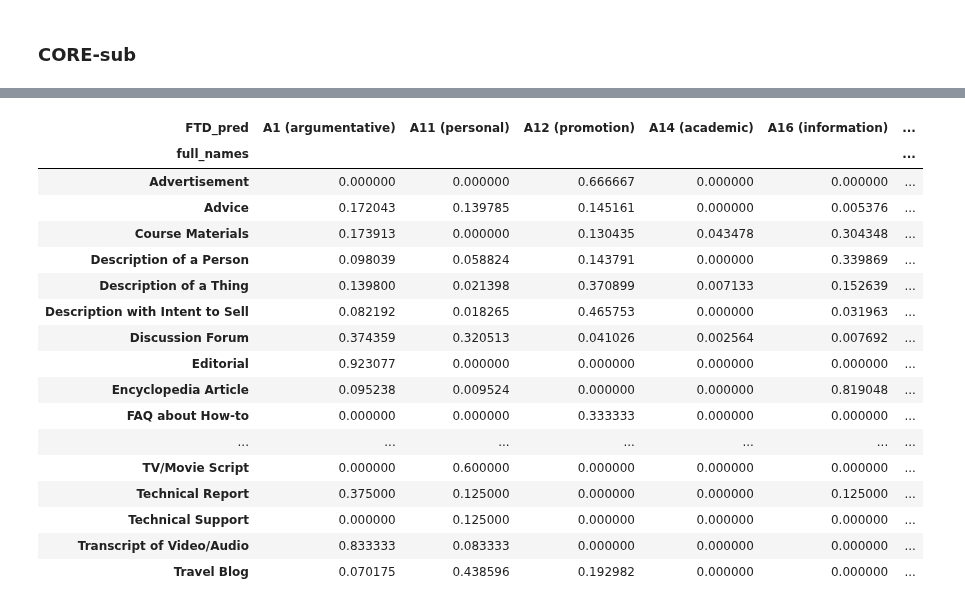
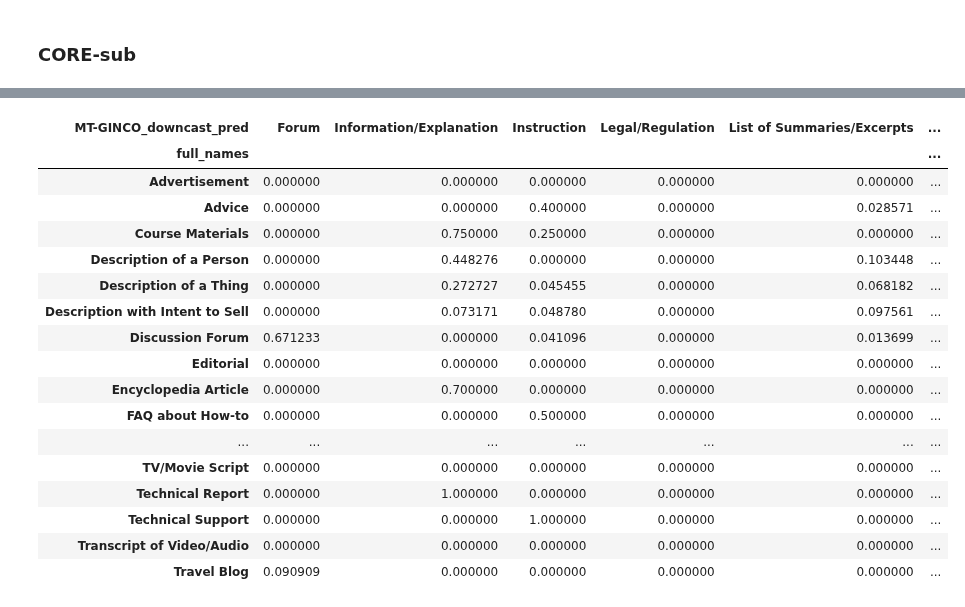
Before and after one commit to TajaKuzman/Genre-Datasets-Comparison, a Jupyter notebook: 3.2-Compare-GINCO-labels-on-other-datasets.ipynb, the cells around one changed output, grey strips where cells are left out. Cells and saved outputs as stored; diff of their text form; code cells hidden in the pictures.

```diff
--- a/3.2-Compare-GINCO-labels-on-other-datasets.ipynb
+++ b/3.2-Compare-GINCO-labels-on-other-datasets.ipynb
@@ -271,29 +278,29 @@ core_df.head(2)
 # %%
-# Analyse how CORE sub labels are connected with FTD labels based on the prediction
+# Analyse how CORE sub labels are connected with GINCO-downcast labels based on the prediction
 
 # Filter out instances that have multiple main labels
 sub_labels = core_df[core_df["sub_len"] == 1]
 
-pd.crosstab(sub_labels["full_names"], sub_labels["FTD_pred"], normalize="index")
+pd.crosstab(sub_labels["full_names"], sub_labels["MT-GINCO_downcast_pred"], normalize="index")
 # %% [output]
-| FTD_pred | A1 (argumentative) | A11 (personal) | A12 (promotion) | A14 (academic) | A16 (information) | ... |
+| MT-GINCO_downcast_pred | Forum | Information/Explanation | Instruction | Legal/Regulation | List of Summaries/Excerpts | ... |
 | full_names |  |  |  |  |  | ... |
-| Advertisement | 0.000000 | 0.000000 | 0.666667 | 0.000000 | 0.000000 | ... |
-| Advice | 0.172043 | 0.139785 | 0.145161 | 0.000000 | 0.005376 | ... |
-| Course Materials | 0.173913 | 0.000000 | 0.130435 | 0.043478 | 0.304348 | ... |
-| Description of a Person | 0.098039 | 0.058824 | 0.143791 | 0.000000 | 0.339869 | ... |
-| Description of a Thing | 0.139800 | 0.021398 | 0.370899 | 0.007133 | 0.152639 | ... |
-| Description with Intent to Sell | 0.082192 | 0.018265 | 0.465753 | 0.000000 | 0.031963 | ... |
-| Discussion Forum | 0.374359 | 0.320513 | 0.041026 | 0.002564 | 0.007692 | ... |
-| Editorial | 0.923077 | 0.000000 | 0.000000 | 0.000000 | 0.000000 | ... |
-| Encyclopedia Article | 0.095238 | 0.009524 | 0.000000 | 0.000000 | 0.819048 | ... |
-| FAQ about How-to | 0.000000 | 0.000000 | 0.333333 | 0.000000 | 0.000000 | ... |
+| Advertisement | 0.000000 | 0.000000 | 0.000000 | 0.000000 | 0.000000 | ... |
+| Advice | 0.000000 | 0.000000 | 0.400000 | 0.000000 | 0.028571 | ... |
+| Course Materials | 0.000000 | 0.750000 | 0.250000 | 0.000000 | 0.000000 | ... |
+| Description of a Person | 0.000000 | 0.448276 | 0.000000 | 0.000000 | 0.103448 | ... |
+| Description of a Thing | 0.000000 | 0.272727 | 0.045455 | 0.000000 | 0.068182 | ... |
+| Description with Intent to Sell | 0.000000 | 0.073171 | 0.048780 | 0.000000 | 0.097561 | ... |
+| Discussion Forum | 0.671233 | 0.000000 | 0.041096 | 0.000000 | 0.013699 | ... |
+| Editorial | 0.000000 | 0.000000 | 0.000000 | 0.000000 | 0.000000 | ... |
+| Encyclopedia Article | 0.000000 | 0.700000 | 0.000000 | 0.000000 | 0.000000 | ... |
+| FAQ about How-to | 0.000000 | 0.000000 | 0.500000 | 0.000000 | 0.000000 | ... |
 | ... | ... | ... | ... | ... | ... | ... |
-| TV/Movie Script | 0.000000 | 0.600000 | 0.000000 | 0.000000 | 0.000000 | ... |
-| Technical Report | 0.375000 | 0.125000 | 0.000000 | 0.000000 | 0.125000 | ... |
-| Technical Support | 0.000000 | 0.125000 | 0.000000 | 0.000000 | 0.000000 | ... |
-| Transcript of Video/Audio | 0.833333 | 0.083333 | 0.000000 | 0.000000 | 0.000000 | ... |
-| Travel Blog | 0.070175 | 0.438596 | 0.192982 | 0.000000 | 0.000000 | ... |
+| TV/Movie Script | 0.000000 | 0.000000 | 0.000000 | 0.000000 | 0.000000 | ... |
+| Technical Report | 0.000000 | 1.000000 | 0.000000 | 0.000000 | 0.000000 | ... |
+| Technical Support | 0.000000 | 0.000000 | 1.000000 | 0.000000 | 0.000000 | ... |
+| Transcript of Video/Audio | 0.000000 | 0.000000 | 0.000000 | 0.000000 | 0.000000 | ... |
+| Travel Blog | 0.090909 | 0.000000 | 0.000000 | 0.000000 | 0.000000 | ... |
 # %%
 sub_labels["full_names"].value_counts()
 # %% [output]
```
Also changed, not shown: parts of 14 cells of this notebook, 10 other files.
